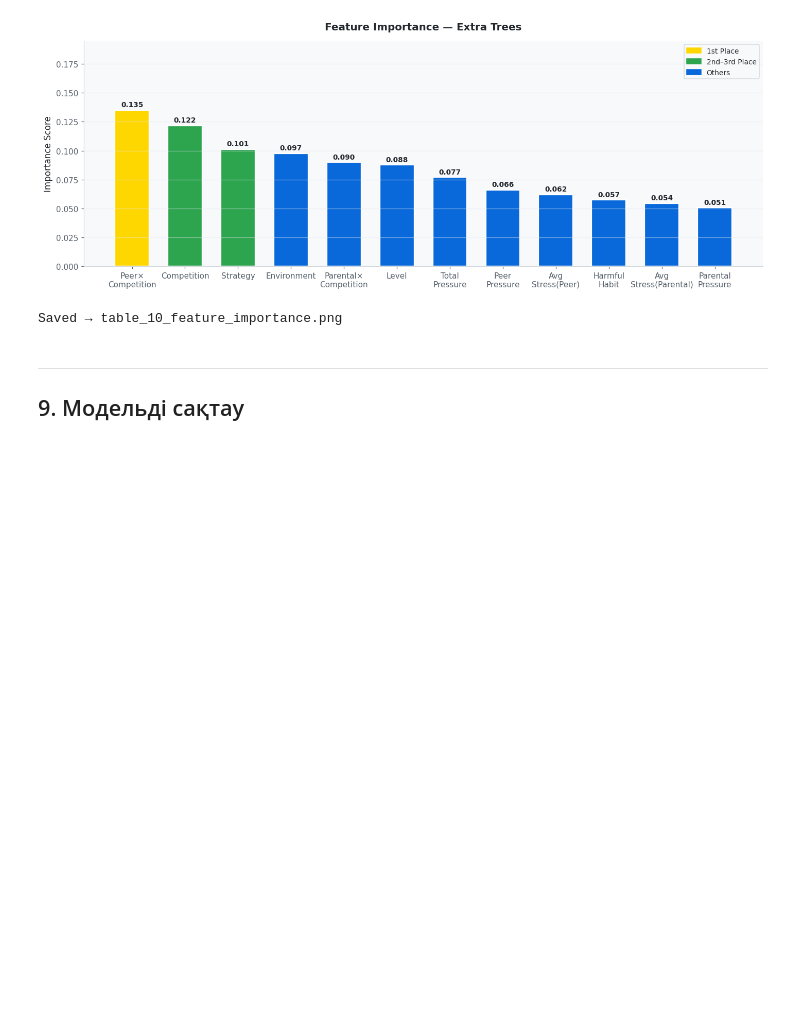
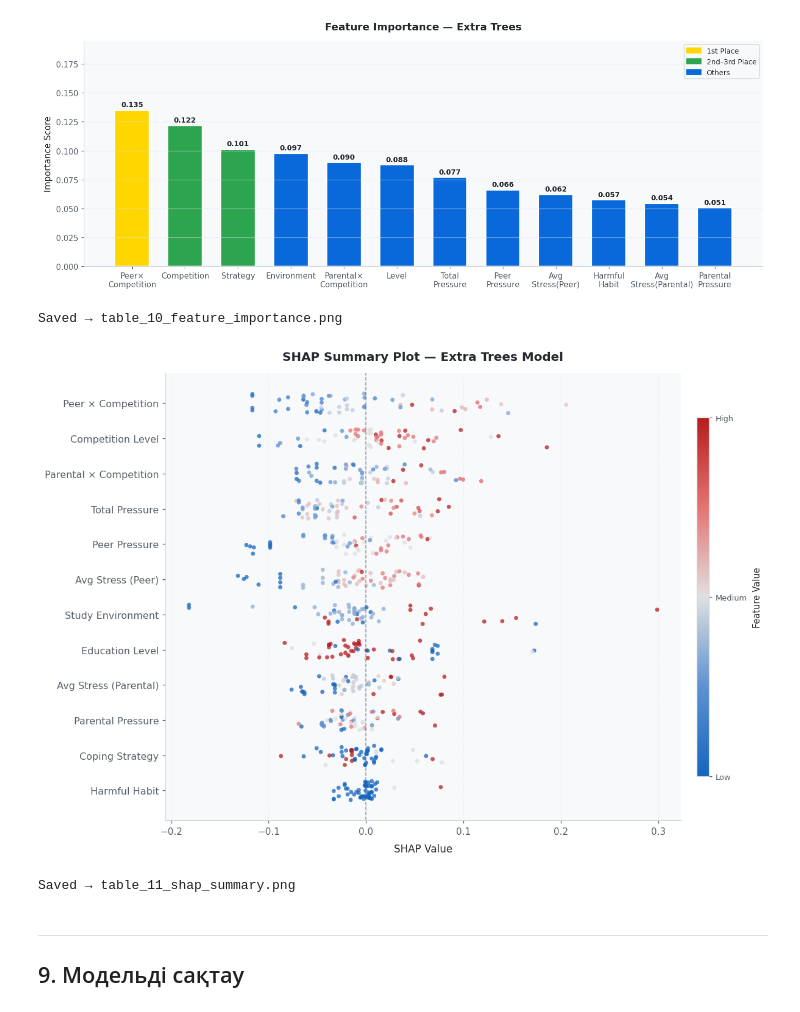
Before and after one commit to albina0dali/academic_stress, a Jupyter notebook: students_stress_level.ipynb, the cells around one changed output. Saved outputs shown, nothing was run; the diff lists cells and outputs as text; code cells hidden in the pictures; blank space fills up the shorter version.

```diff
--- a/students_stress_level.ipynb
+++ b/students_stress_level.ipynb
@@ -972,6 +957,79 @@ print('Saved → table_10_feature_importance.png')
 # %% [output]
 [figure]
 Saved → table_10_feature_importance.png
+# %%
+import shap
+et_model = results['Extra Trees']['model']
+
+FEATURE_LABELS = [
+    'Peer Pressure',
+    'Parental Pressure',
+    'Education Level',
+    'Study Environment',
+    'Coping Strategy',
+    'Harmful Habit',
+    'Competition Level',
+    'Total Pressure',
+    'Peer × Competition',
+    'Parental × Competition',
+    'Avg Stress (Peer)',
+    'Avg Stress (Parental)',
+]
+
+explainer = shap.TreeExplainer(et_model)
+shap_vals = explainer.shap_values(X_test)
+mean_abs   = np.abs(shap_vals).mean(axis=(0, 2))
+sorted_idx = np.argsort(mean_abs)[::-1]
+sorted_labels = [FEATURE_LABELS[i] for i in sorted_idx]
+
+n_feat = len(FEATURE_LABELS)
+y_pos  = np.arange(n_feat, 0, -1)
+
+cmap_shap = LinearSegmentedColormap.from_list(
+    'shap_bwr',
+    ['#1565C0', '#5E92D0', '#E0E0E0', '#E57373', '#B71C1C'],
+    N=256
+)
+
+fig, ax = plt.subplots(figsize=(11, 7.8))
+
+np.random.seed(1)
+for ci, label, yp in zip(sorted_idx, sorted_labels, y_pos):
+    raw  = X_test[:, ci]
+    norm = (raw - raw.min()) / (raw.max() - raw.min() + 1e-9)
+
+    shap_f = shap_vals[:, ci, 2]
+    jitter = np.random.uniform(-0.28, 0.28, len(shap_f))
+
+    ax.scatter(shap_f, yp + jitter,
+               c=cmap_shap(norm), alpha=0.75, s=20,
+               linewidths=0, zorder=3)
+
+ax.set_yticks(y_pos)
+ax.set_yticklabels(sorted_labels, fontsize=10.5)
+ax.axvline(0, color='#57606A', lw=1.0, ls='--', alpha=0.6, zorder=4)
+ax.set_xlabel('SHAP Value', fontsize=11, labelpad=8)
+ax.set_title(
+    'SHAP Summary Plot — Extra Trees Model',
+    fontsize=13, fontweight='bold', pad=14
+)
+ax.grid(axis='x', alpha=0.35, ls=':', color='#D0D7DE')
+
+sm = plt.cm.ScalarMappable(cmap=cmap_shap, norm=plt.Normalize(0, 1))
+sm.set_array([])
+cbar = plt.colorbar(sm, ax=ax, fraction=0.022, pad=0.03, aspect=30)
+cbar.set_label('Feature Value', fontsize=9.5, labelpad=6)
+cbar.set_ticks([0, 0.5, 1])
+cbar.set_ticklabels(['Low', 'Medium', 'High'], fontsize=8.5)
+cbar.outline.set_edgecolor('#D0D7DE')
+
+plt.tight_layout()
+plt.savefig('table_11_shap_summary.png')
+plt.show()
+print('Saved → table_11_shap_summary.png')
+# %% [output]
+[figure, added]
+Saved → table_11_shap_summary.png
 # %% [markdown]
 ---
 ## 9. Модельді сақтау
```
Also changed, not shown: parts of 5 cells of this notebook.
